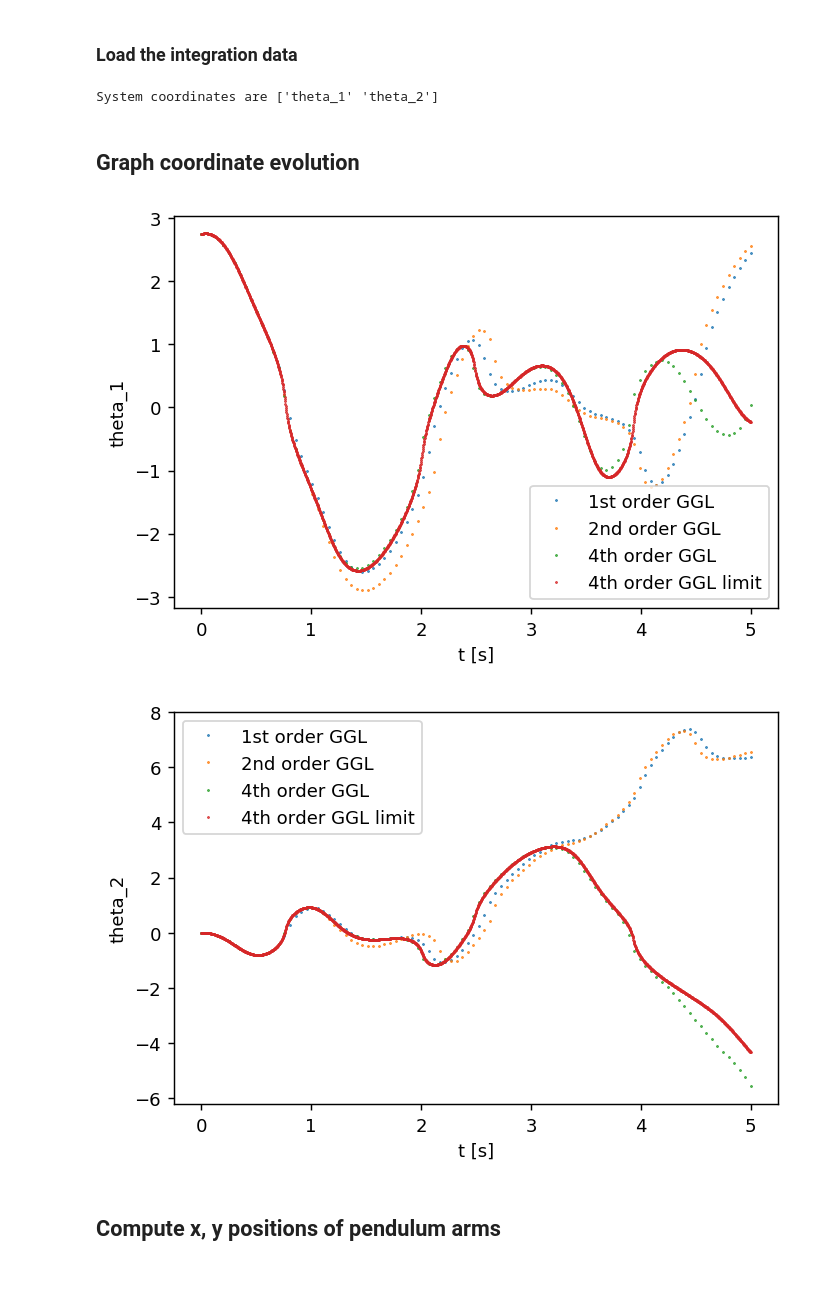
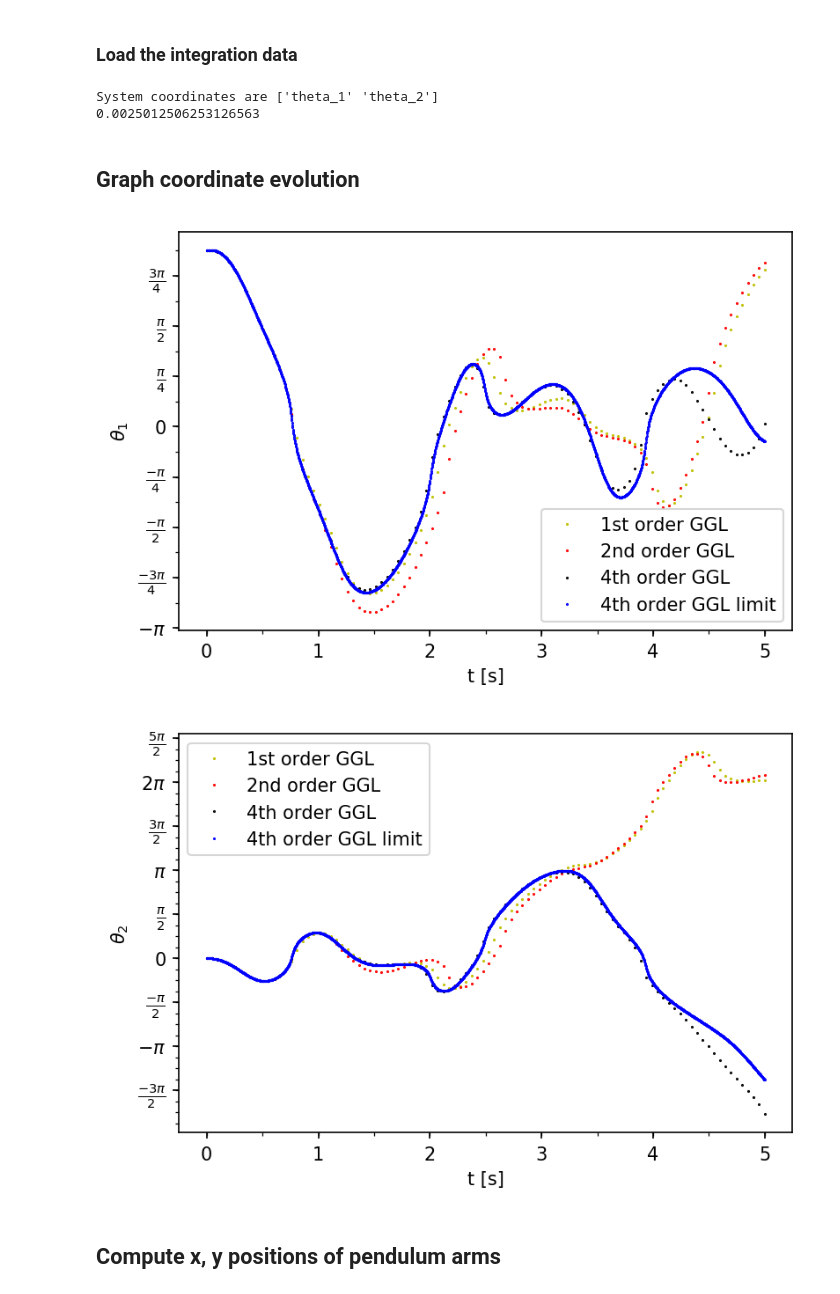
Before and after one commit to hcoplestone/sios, a Jupyter notebook: Double Pendulum - Order Comparison.ipynb, the cells around one changed output. Cells and saved outputs as stored; diff of their text form; code cells hidden in the pictures.

```diff
--- a/Double Pendulum - Order Comparison.ipynb
+++ b/Double Pendulum - Order Comparison.ipynb
@@ -12,8 +12,10 @@ data4limit = np.load('data/double_pendulum_order_comparison_4_limit.npz')
 # %%
 q_list = data2['q_list']
 print('System coordinates are {}'.format(q_list))
+print(data4limit['t_list'][2] - data4limit['t_list'][1])
 # %% [output]
 System coordinates are ['theta_1' 'theta_2']
+0.0025012506253126563
 # %%
 t_list = data2['t_list']
 
@@ -36,18 +72,29 @@ l1, l2 = data2['ls']
 # %%
 for i in range(0, 2):
-    plt.figure(dpi=130)
+    plt.figure(dpi=150)
 
-    plt.plot(t_list, [q_1_solutions[j].take(i) for j in range(0, len(q_1_solutions))], '.', MarkerSize=1, label="1st order GGL")
-    plt.plot(t_list, [q_2_solutions[j].take(i) for j in range(0, len(q_2_solutions))], '.', MarkerSize=1, label="2nd order GGL")
-    plt.plot(t_list, [q_4_solutions[j].take(i) for j in range(0, len(q_4_solutions))], '.', MarkerSize=1, label="4th order GGL")
-    plt.plot(data4limit['t_list'], [q_4_limit_solutions[j].take(i) for j in range(0, len(q_4_limit_solutions))], '.', MarkerSize=1, label="4th order GGL limit")
+    plt.plot(t_list, [q_1_solutions[j].take(i) for j in range(0, len(q_1_solutions))], 'y.', MarkerSize=1, label="1st order GGL")
+    plt.plot(t_list, [q_2_solutions[j].take(i) for j in range(0, len(q_2_solutions))], 'r.', MarkerSize=1, label="2nd order GGL")
+    plt.plot(t_list, [q_4_solutions[j].take(i) for j in range(0, len(q_4_solutions))], 'k.', MarkerSize=1, label="4th order GGL")
+    plt.plot(data4limit['t_list'], [q_4_limit_solutions[j].take(i) for j in range(0, len(q_4_limit_solutions))], 'b.', MarkerSize=1, label="4th order GGL limit")
 
     plt.xlabel('t [s]')
-    plt.ylabel(q_list[i])
+    plt.ylabel("$\\" + q_list[i] + "$")
     plt.legend(loc='best')
+    ax = plt.gca()
+
+    if i == 0:
+        denom = 4
+    else:
+        denom = 2
+
+    ax.yaxis.set_major_locator(plt.MultipleLocator(np.pi / denom))
+    ax.yaxis.set_minor_locator(plt.MultipleLocator(np.pi / 8))
+    ax.xaxis.set_minor_locator(plt.MultipleLocator(0.5))
+    ax.yaxis.set_major_formatter(plt.FuncFormatter(multiple_formatter(denom)))
 # %% [output]
-[figure, old version]
+[figure, new version]
-[figure, old version]
+[figure, new version]
 # %% [markdown]
 ## Compute x, y positions of pendulum arms
 # %%
```
Also changed, not shown: parts of 1 cell of this notebook, 9 other files.
